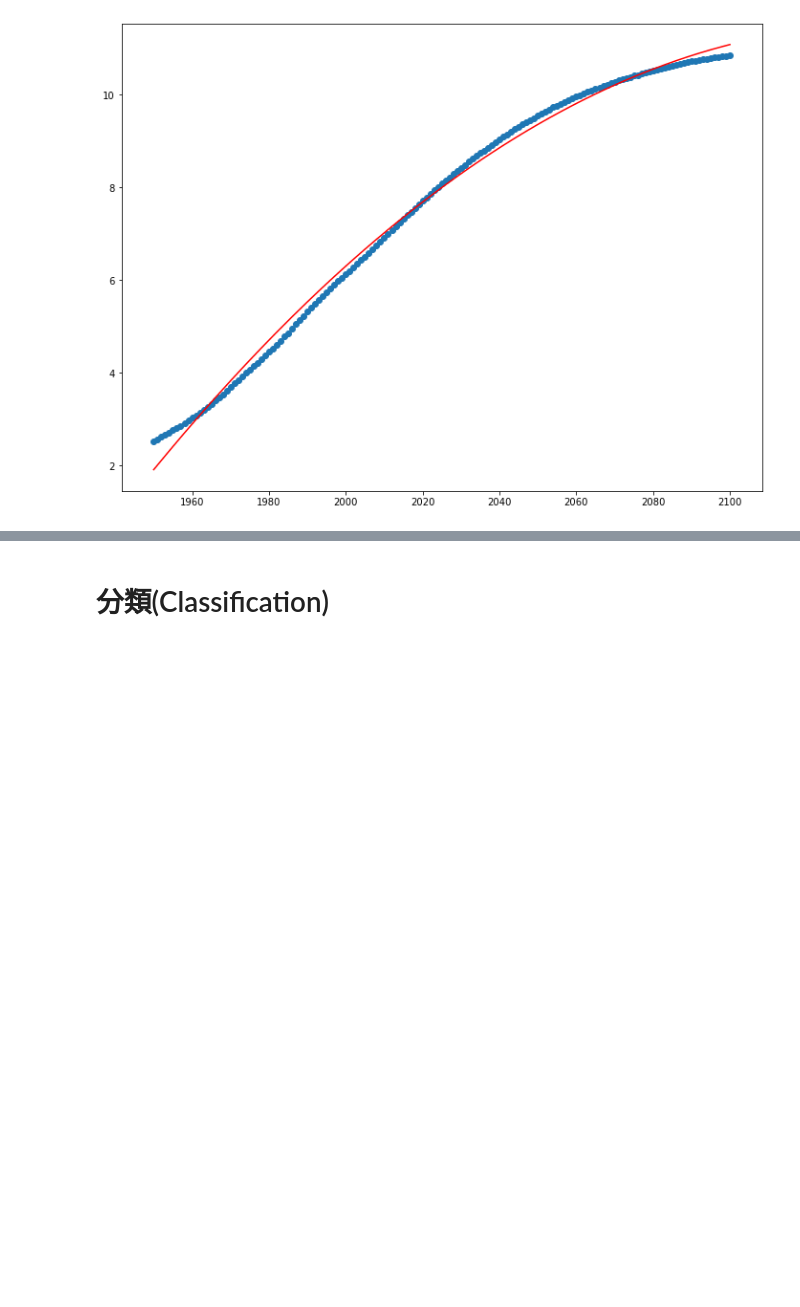
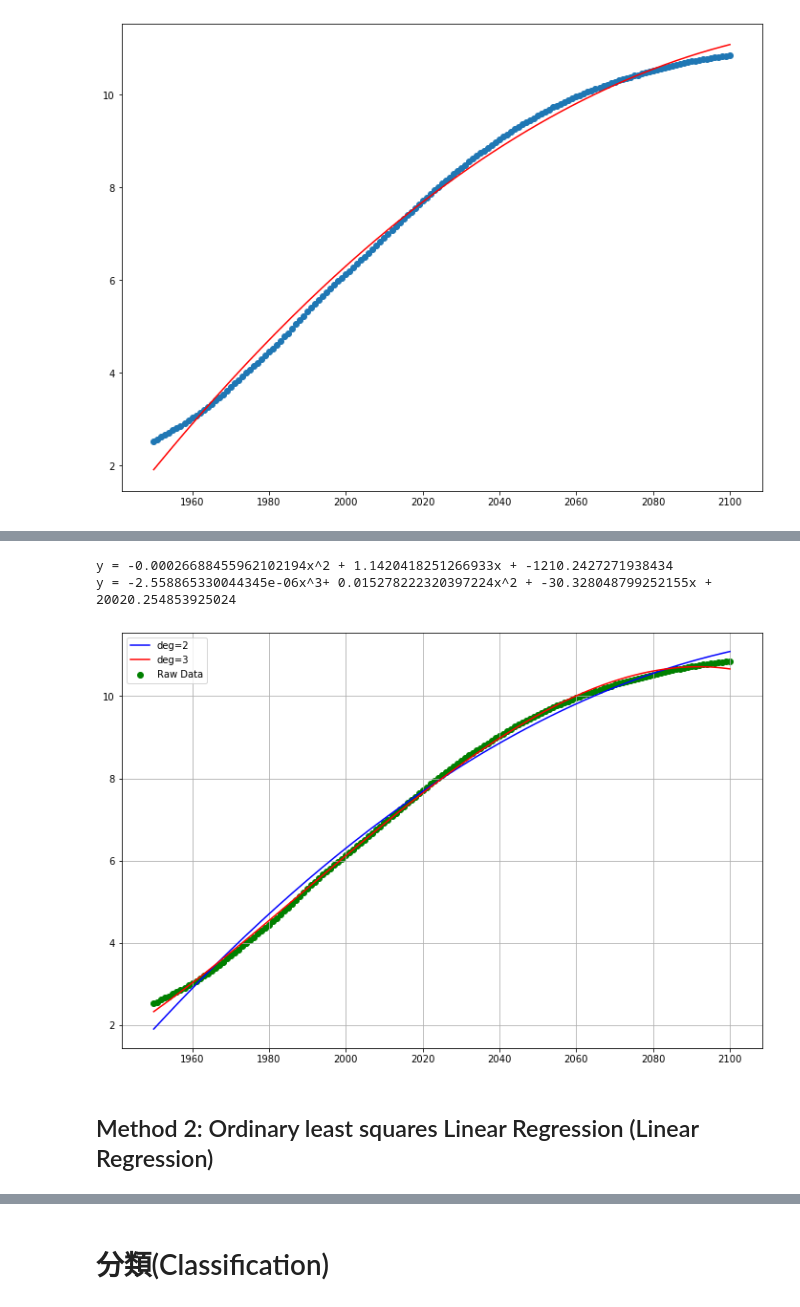
Before and after one commit to JeffWang0325/Python-Data-Science-Application-Development, a Jupyter notebook: class_07 (new)/class_07/Supervised_Unsupervised_Learning_20200823.ipynb, the cells around one changed output, grey strips where cells are left out. Saved outputs shown, nothing was run; the diff lists cells and outputs as text; code cells hidden in the pictures; blank space fills up the shorter version.

```diff
--- a/class_07 (new)/class_07/Supervised_Unsupervised_Learning_20200823.ipynb
+++ b/class_07 (new)/class_07/Supervised_Unsupervised_Learning_20200823.ipynb
@@ -81,0 +105,25 @@ y = -0.00026688455962102194x^2 + 1.1420418251266933x + -1210.2427271938434
+# %%
+plt.figure(figsize = (12, 8))
+
+Degree = 2
+fit = np.polyfit(x, y, deg=Degree)
+print(f'y = {fit[0]}x^2 + {fit[1]}x + {fit[2]}')
+# plt.plot(x, fit[0] * np.array(x) ** 2 + fit[1] * np.array(x) + fit[2], c = 'b', label=f'deg={Degree}')
+plt.plot(x, fit[0] * np.array(x).astype(float) ** 2 + fit[1] * np.array(x).astype(float) + fit[2], c = 'b', label=f'deg={Degree}')
+
+Degree = 3
+fit = np.polyfit(x, y, deg=Degree)
+print(f'y = {fit[0]}x^3+ {fit[1]}x^2 + {fit[2]}x + {fit[3]}')
+# plt.plot(x, fit[0] * (np.array(x) ** 3) + fit[1] * np.array(x) ** 2 + fit[2] * np.array(x) + fit[3], c = 'r', label=f'deg={Degree}')
+plt.plot(x, fit[0] * (np.array(x).astype(float) ** 3) + fit[1] * np.array(x).astype(float) ** 2 + fit[2] * np.array(x).astype(float) + fit[3], c = 'r', label=f'deg={Degree}')
+
+plt.scatter(x, y, c = 'g', label = 'Raw Data')
+plt.legend(loc = 'upper left')
+plt.grid()
+plt.show()
+# %% [output]
+y = -0.00026688455962102194x^2 + 1.1420418251266933x + -1210.2427271938434
+y = -2.558865330044345e-06x^3+ 0.015278222320397224x^2 + -30.328048799252155x + 20020.254853925024
+[figure, added]
+# %% [markdown]
+## Method 2: Ordinary least squares Linear Regression (Linear Regression)
```
Also changed, not shown: parts of 54 cells of this notebook.
